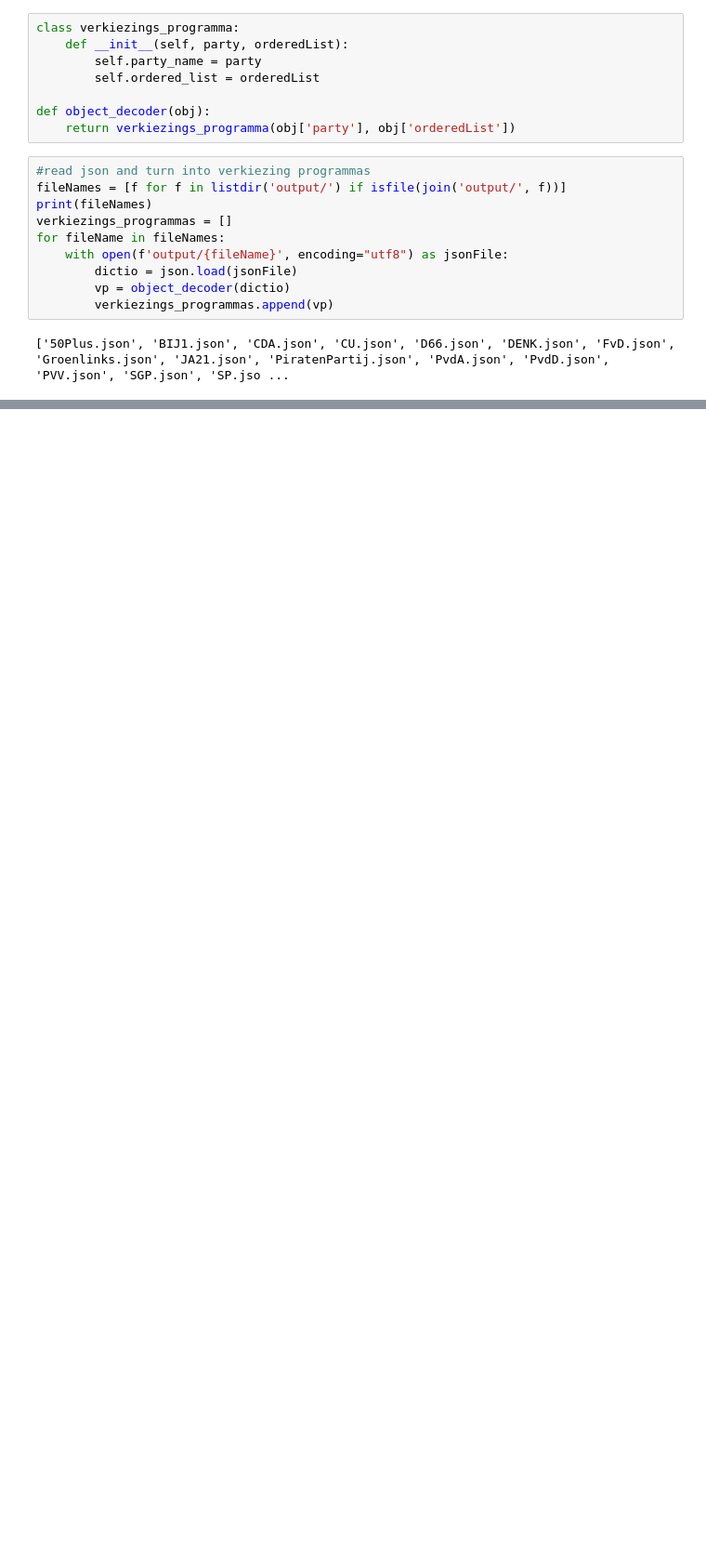
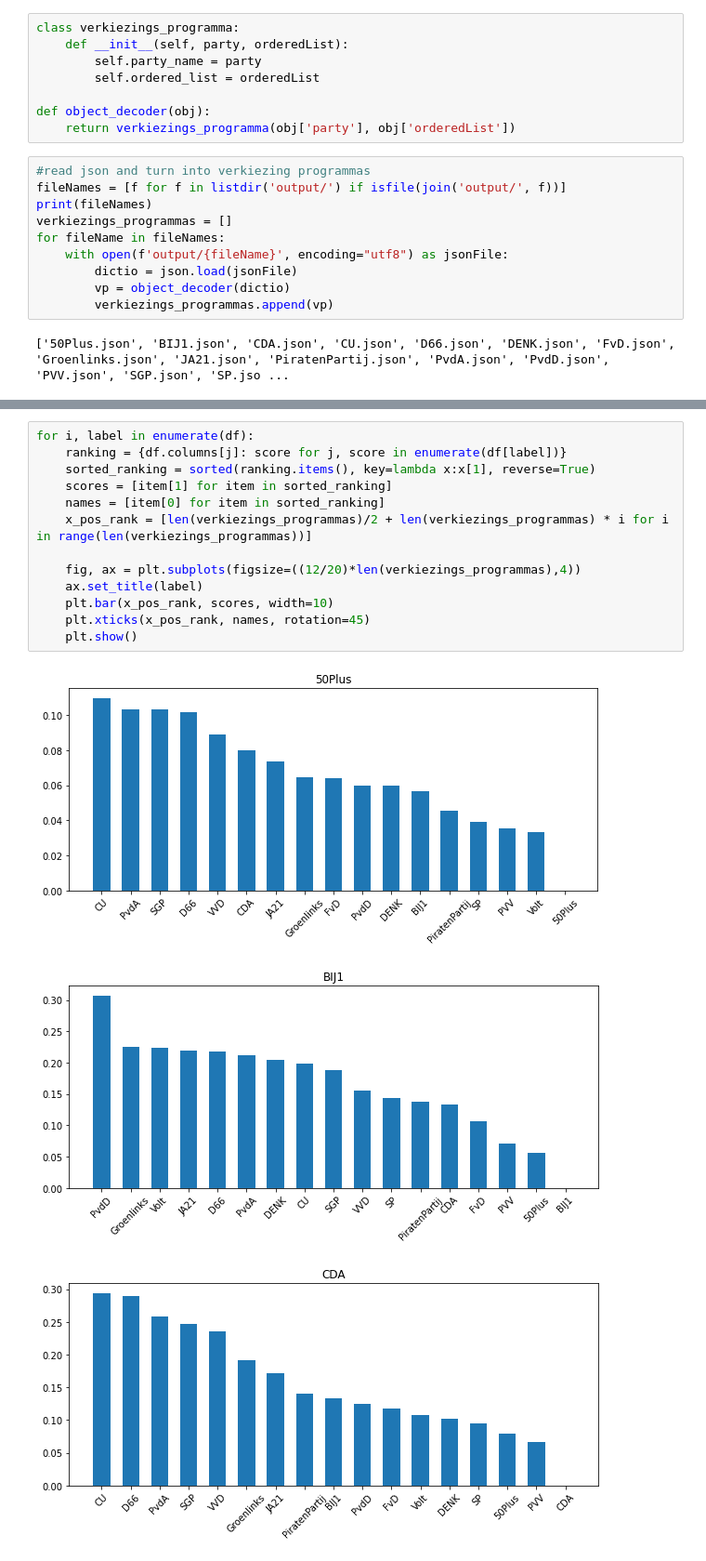
Before and after one commit to Rikkert36/verkiezingsprogramma-2021-woorden-teller, a Jupyter notebook: visualize.ipynb, the cells around one changed output, grey strips where cells are left out. Shown at 93% size. Drawn from its saved outputs; the diff is of its cells as text; blank space fills up the shorter version.

```diff
--- a/visualize.ipynb
+++ b/visualize.ipynb
@@ -56,0 +181,17 @@ for verkiezings_programma in verkiezings_programmas:
+# %%
+for i, label in enumerate(df):
+    ranking = {df.columns[j]: score for j, score in enumerate(df[label])}
+    sorted_ranking = sorted(ranking.items(), key=lambda x:x[1], reverse=True)
+    scores = [item[1] for item in sorted_ranking]
+    names = [item[0] for item in sorted_ranking]
+    x_pos_rank = [len(verkiezings_programmas)/2 + len(verkiezings_programmas) * i for i in range(len(verkiezings_programmas))]
+
+    fig, ax = plt.subplots(figsize=((12/20)*len(verkiezings_programmas),4))
+    ax.set_title(label)
+    plt.bar(x_pos_rank, scores, width=10)
+    plt.xticks(x_pos_rank, names, rotation=45)
+    plt.show()
+# %% [output]
+[figure, added]
+[figure, added]
+[figure, added]
```
Also changed, not shown: parts of 7 cells of this notebook, 21 other files.
